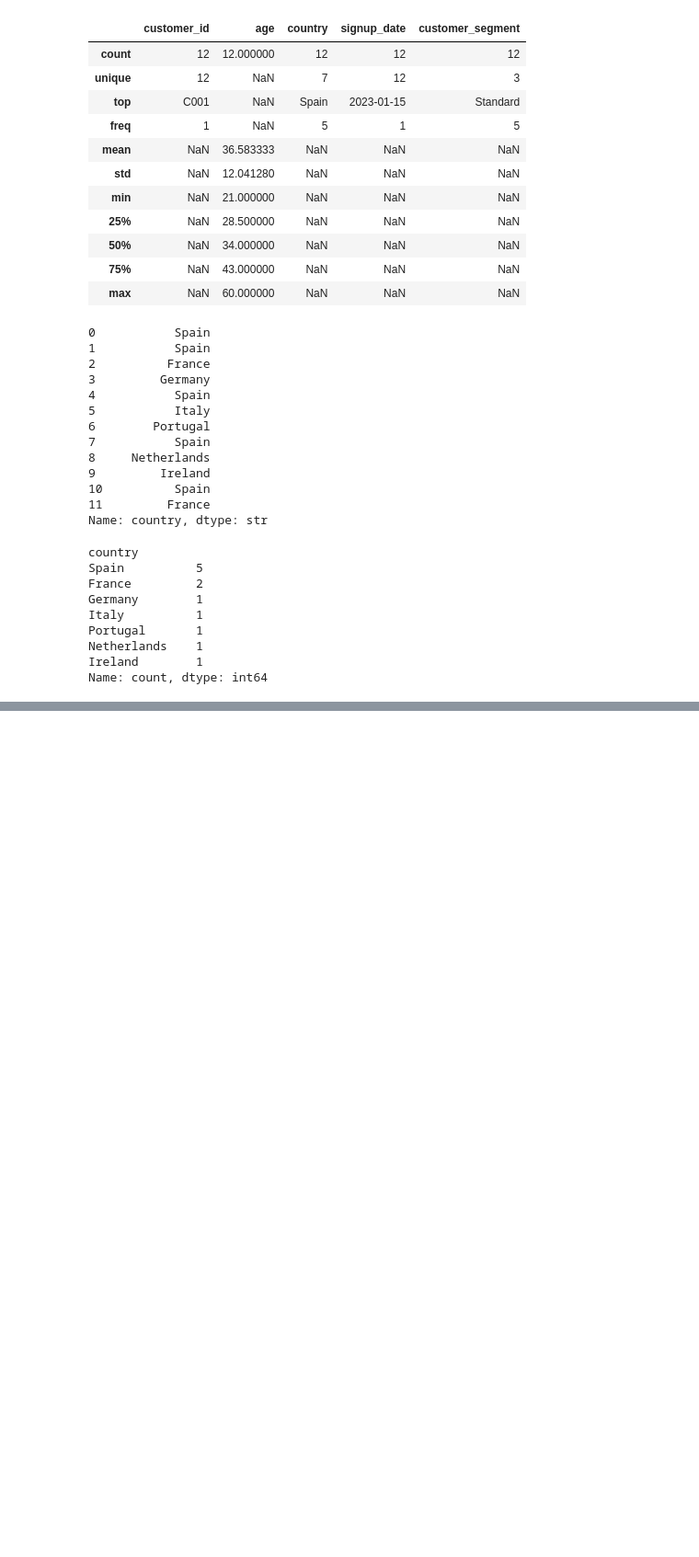
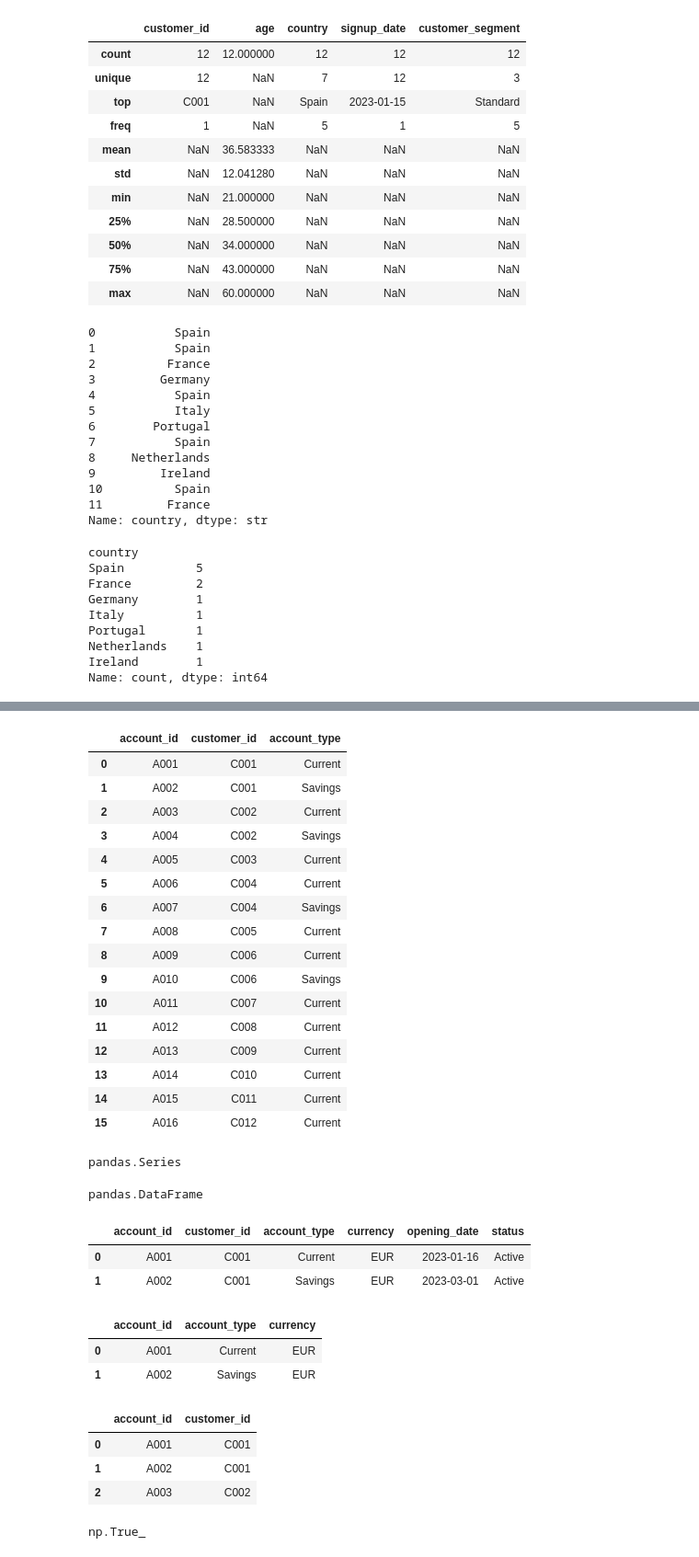
Before and after one commit to glezirene/transaction-intelligence, a Jupyter notebook: notebooks/01_data_exploration.ipynb, the cells around one changed output, grey strips where cells are left out. Shown at 92% size. Cells and saved outputs as stored; diff of their text form; code cells hidden in the pictures; blank space fills up the shorter version.

```diff
--- a/notebooks/01_data_exploration.ipynb
+++ b/notebooks/01_data_exploration.ipynb
@@ -258,0 +365,51 @@ Name: count, dtype: int64
+# %%
+accounts[["account_id", "customer_id", "account_type"]]
+# %% [output]
+|  | account_id | customer_id | account_type |
+| 0 | A001 | C001 | Current |
+| 1 | A002 | C001 | Savings |
+| 2 | A003 | C002 | Current |
+| 3 | A004 | C002 | Savings |
+| 4 | A005 | C003 | Current |
+| 5 | A006 | C004 | Current |
+| 6 | A007 | C004 | Savings |
+| 7 | A008 | C005 | Current |
+| 8 | A009 | C006 | Current |
+| 9 | A010 | C006 | Savings |
+| 10 | A011 | C007 | Current |
+| 11 | A012 | C008 | Current |
+| 12 | A013 | C009 | Current |
+| 13 | A014 | C010 | Current |
+| 14 | A015 | C011 | Current |
+| 15 | A016 | C012 | Current |
+# %%
+type(accounts["customer_id"])
+# %% [output]
+pandas.Series
+# %%
+type(accounts[["customer_id"]])
+# %% [output]
+pandas.DataFrame
+# %%
+accounts.loc[accounts["customer_id"] == "C001"]
+# %% [output]
+|  | account_id | customer_id | account_type | currency | opening_date | status |
+| 0 | A001 | C001 | Current | EUR | 2023-01-16 | Active |
+| 1 | A002 | C001 | Savings | EUR | 2023-03-01 | Active |
+# %%
+accounts.loc[accounts["customer_id"] == "C001", ["account_id", "account_type", "currency"]]
+# %% [output]
+|  | account_id | account_type | currency |
+| 0 | A001 | Current | EUR |
+| 1 | A002 | Savings | EUR |
+# %%
+accounts.iloc[0:3, 0:2]
+# %% [output]
+|  | account_id | customer_id |
+| 0 | A001 | C001 |
+| 1 | A002 | C001 |
+| 2 | A003 | C002 |
+# %%
+accounts["customer_id"].isin(customers["customer_id"]).all()
+# %% [output]
+np.True_
```
Also changed, not shown: parts of 15 cells of this notebook, 1 other file.
